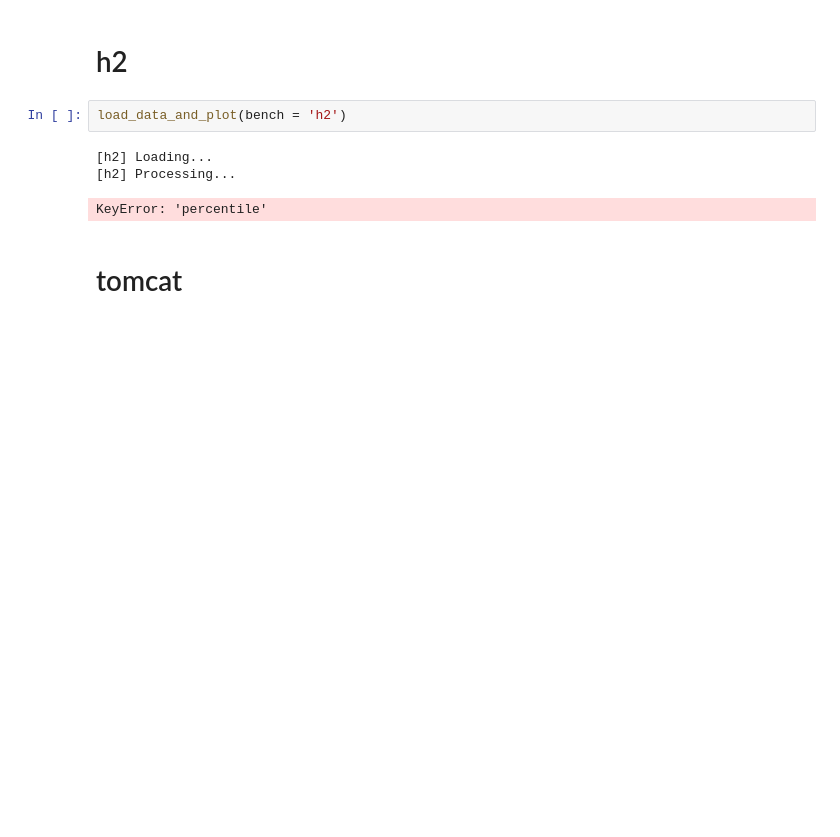
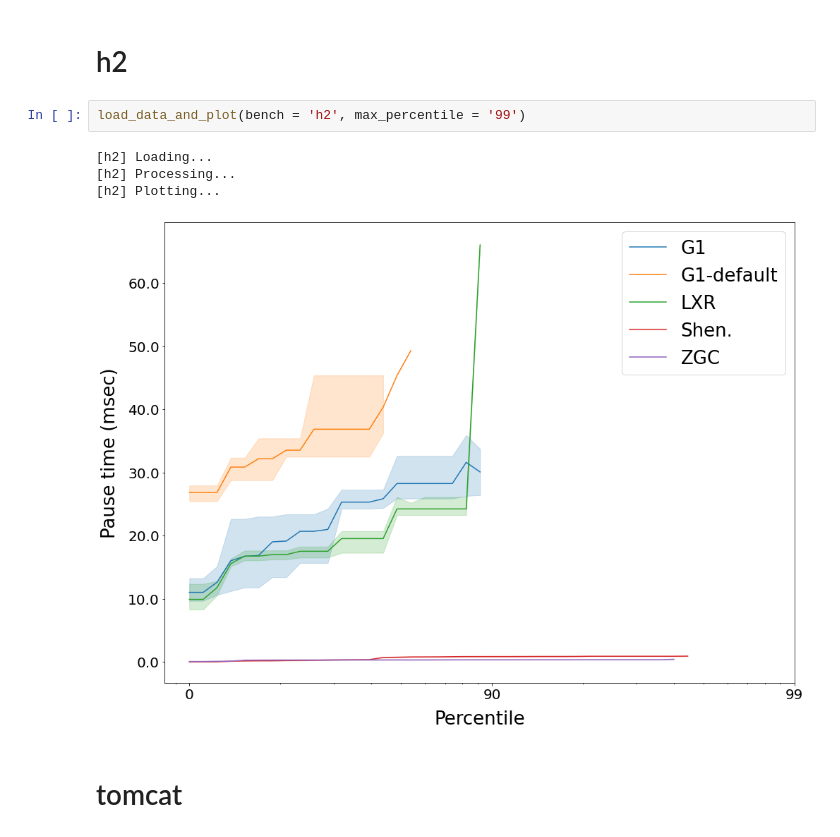
Before and after one commit to wenyuzhao/mmtk-dev, a Jupyter notebook: evaluation/configs/lxr-shepherd-pauses/pauses.ipynb, the cells around one changed output. Cells and saved outputs as stored; diff of their text form; blank space fills up the shorter version.

```diff
--- a/evaluation/configs/lxr-shepherd-pauses/pauses.ipynb
+++ b/evaluation/configs/lxr-shepherd-pauses/pauses.ipynb
@@ -124,11 +130,12 @@ load_data_and_plot(bench = 'cassandra')
 # %% [markdown]
 # h2
 # %%
-load_data_and_plot(bench = 'h2')
+load_data_and_plot(bench = 'h2', max_percentile = '99')
 # %% [output]
 [h2] Loading...
 [h2] Processing...
+[h2] Plotting...
-KeyError: 'percentile'
+[figure, added]
 # %% [markdown]
 # tomcat
 # %%
```
Also changed, not shown: parts of 5 cells of this notebook, 2 other files.
